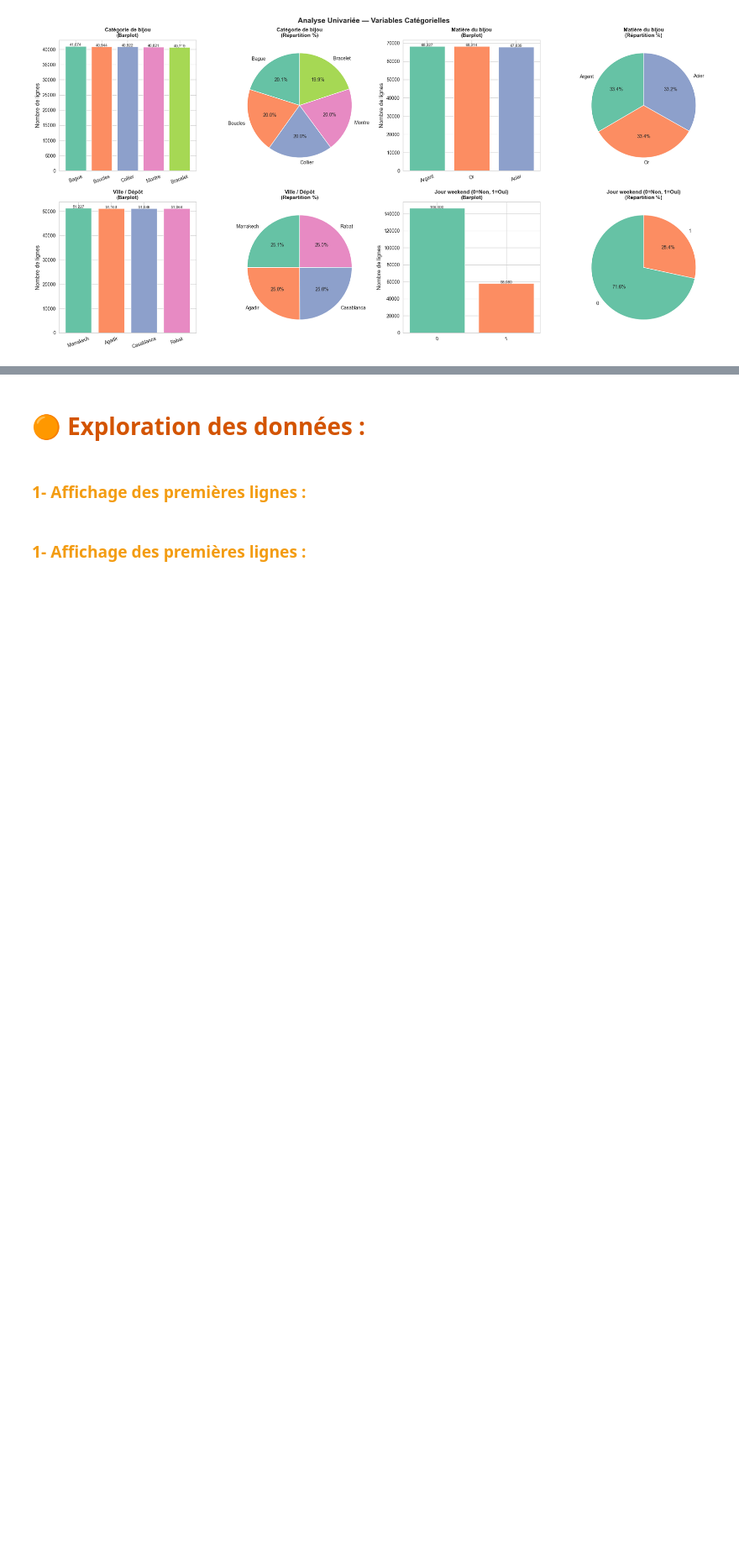
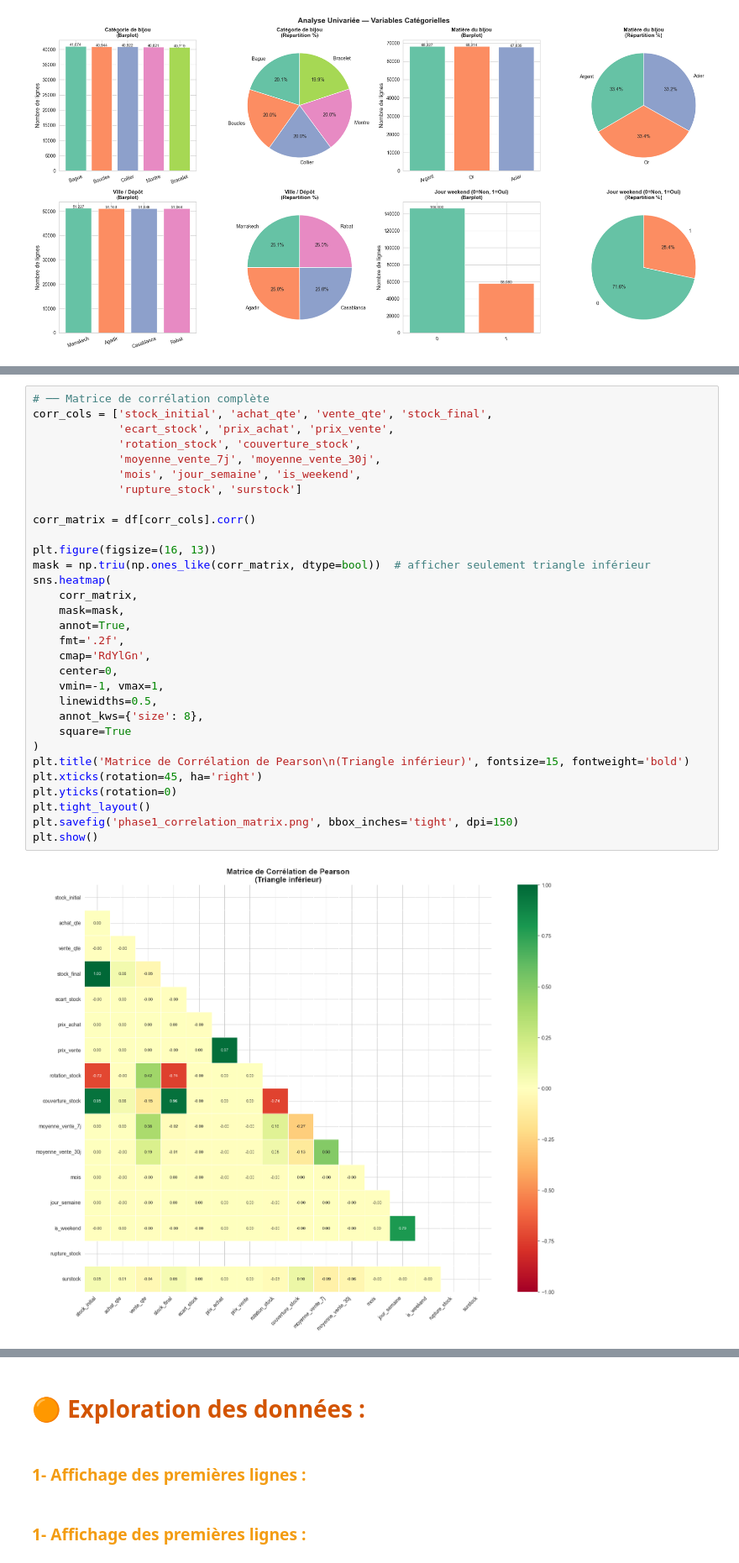
Before and after one commit to salmaIKSOD/Intelligent-Stock-Optimization-Platform, a Jupyter notebook: Notebooks/Stock.ipynb, the cells around one changed output, grey strips where cells are left out. Shown at 84% size. Cells and saved outputs as stored; diff of their text form; blank space fills up the shorter version.

Commit message:
l'ajout de la matrice de corrélation

```diff
--- a/Notebooks/Stock.ipynb
+++ b/Notebooks/Stock.ipynb
@@ -579,2 +579,35 @@ plt.show()
     </p>
 </div>
+# %%
+# ── Matrice de corrélation complète
+corr_cols = ['stock_initial', 'achat_qte', 'vente_qte', 'stock_final',
+             'ecart_stock', 'prix_achat', 'prix_vente',
+             'rotation_stock', 'couverture_stock',
+             'moyenne_vente_7j', 'moyenne_vente_30j',
+             'mois', 'jour_semaine', 'is_weekend',
+             'rupture_stock', 'surstock']
+
+corr_matrix = df[corr_cols].corr()
+
+plt.figure(figsize=(16, 13))
+mask = np.triu(np.ones_like(corr_matrix, dtype=bool))  # afficher seulement triangle inférieur
+sns.heatmap(
+    corr_matrix,
+    mask=mask,
+    annot=True,
+    fmt='.2f',
+    cmap='RdYlGn',
+    center=0,
+    vmin=-1, vmax=1,
+    linewidths=0.5,
+    annot_kws={'size': 8},
+    square=True
+)
+plt.title('Matrice de Corrélation de Pearson\n(Triangle inférieur)', fontsize=15, fontweight='bold')
+plt.xticks(rotation=45, ha='right')
+plt.yticks(rotation=0)
+plt.tight_layout()
+plt.savefig('phase1_correlation_matrix.png', bbox_inches='tight', dpi=150)
+plt.show()
+# %% [output]
+[figure, added]
```
Also changed, not shown: parts of 3 cells of this notebook, 2 other files.
